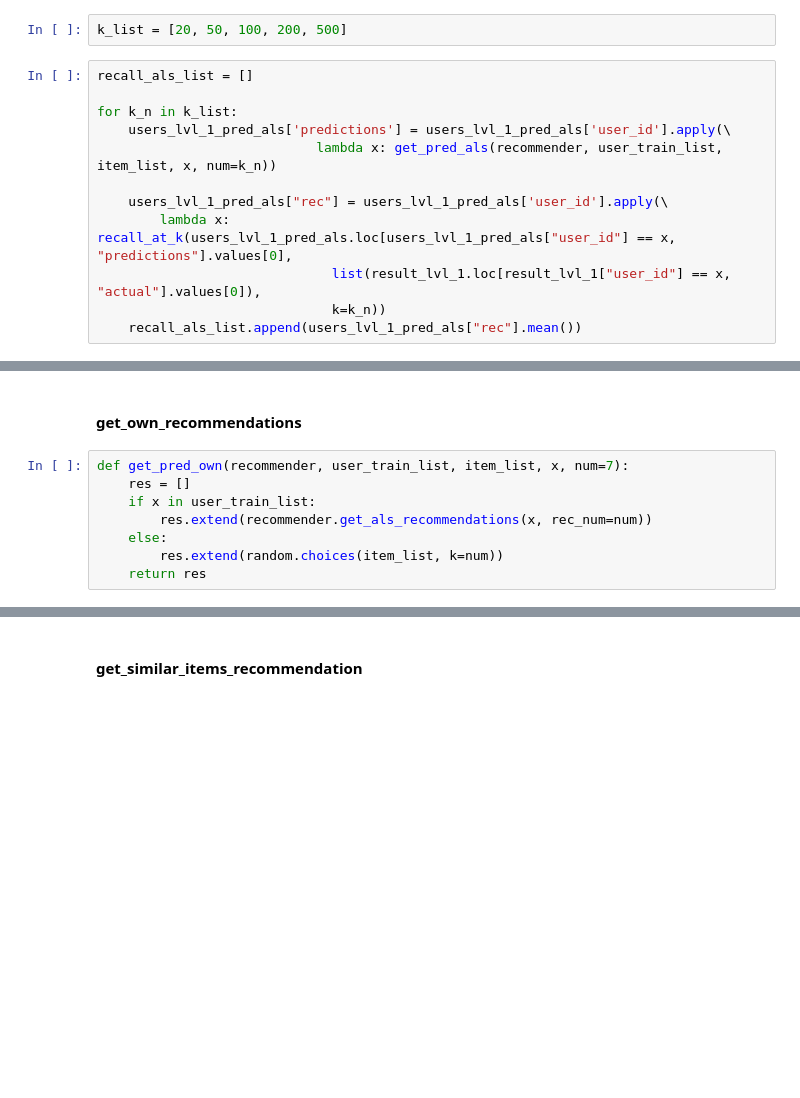
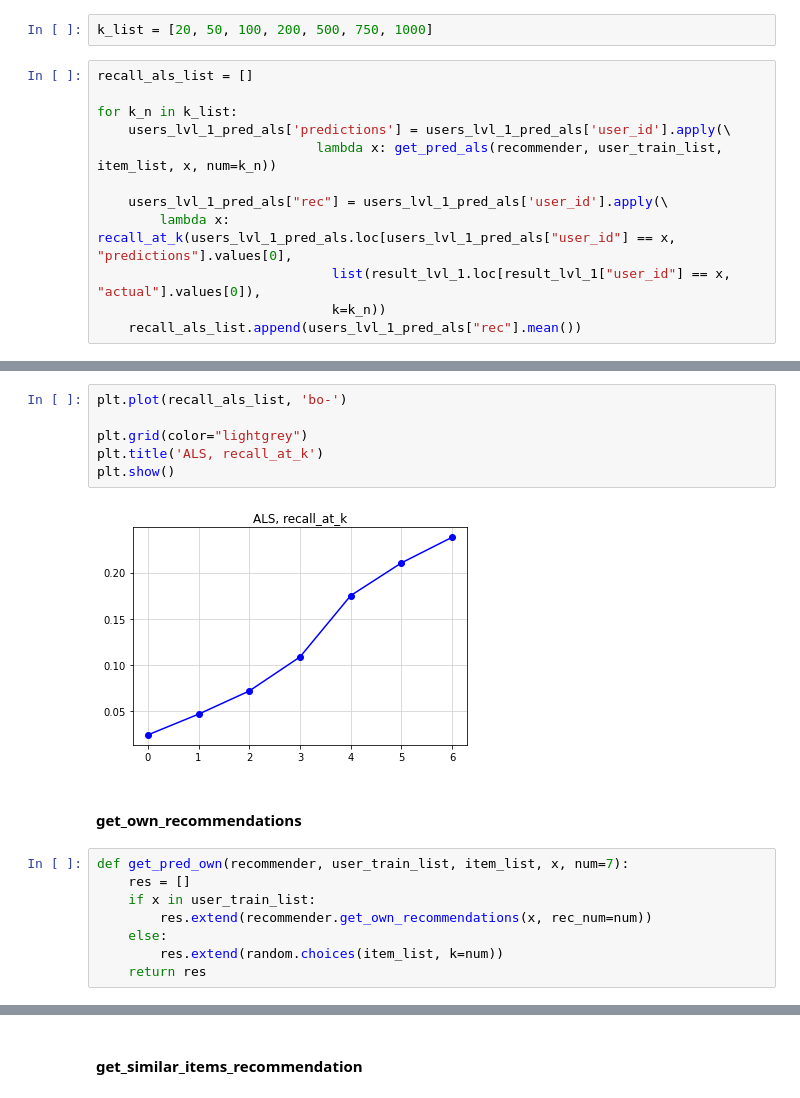
Before and after one commit to VitalyGladyshev/gb_rec_sys, a Jupyter notebook: rc_hw_06.ipynb, the cells around one changed output, grey strips where cells are left out. Saved outputs shown, nothing was run; the diff lists cells and outputs as text; blank space fills up the shorter version.

```diff
--- a/rc_hw_06.ipynb
+++ b/rc_hw_06.ipynb
@@ -272,5 +272,5 @@ users_lvl_1_pred_als["rec"].mean()
 # %%
-k_list = [20, 50, 100, 200, 500]
+k_list = [20, 50, 100, 200, 500, 750, 1000]
 # %%
 recall_als_list = []
 
@@ -294,10 +296,18 @@ recall_ls_list
+# %%
+plt.plot(recall_als_list, 'bo-')
+
+plt.grid(color="lightgrey")
+plt.title('ALS, recall_at_k')
+plt.show()
+# %% [output]
+[figure, added]
 # %% [markdown]
 #### get_own_recommendations
 # %%
 def get_pred_own(recommender, user_train_list, item_list, x, num=7):
     res = []
     if x in user_train_list:
-        res.extend(recommender.get_als_recommendations(x, rec_num=num))
+        res.extend(recommender.get_own_recommendations(x, rec_num=num))
     else:
         res.extend(random.choices(item_list, k=num))
     return res
```
Also changed, not shown: parts of 28 cells of this notebook.
